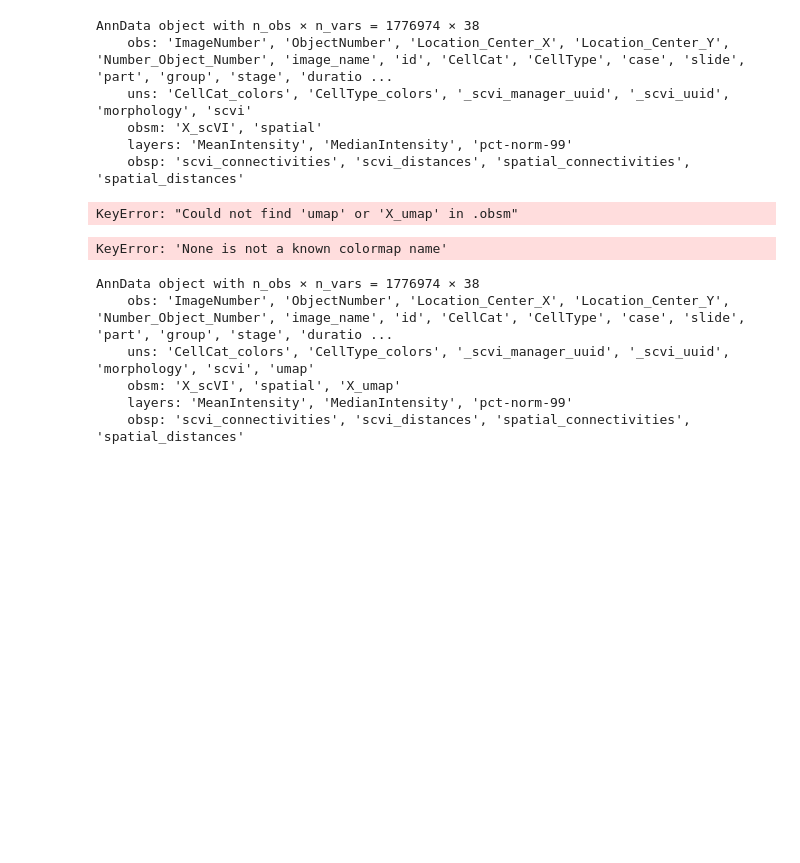
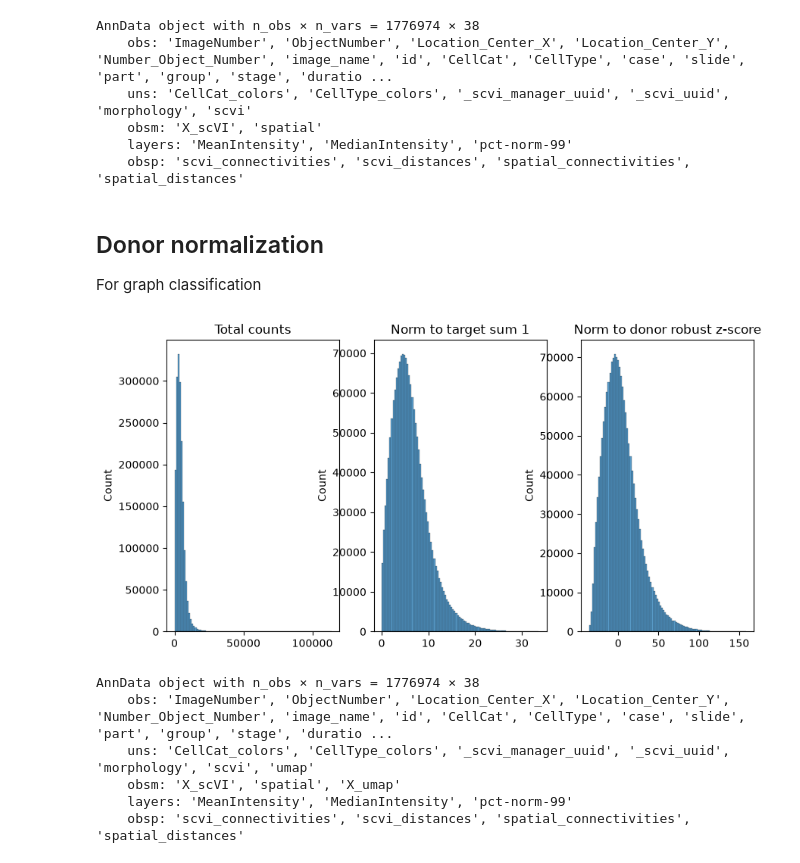
Before and after one commit to theislab/InterScale_reproducibility, a Jupyter notebook: notebooks/damond_19/0_setup_IMC.ipynb, the cells around one changed output. Saved outputs shown, nothing was run; the diff lists cells and outputs as text; code cells hidden in the pictures; blank space fills up the shorter version.

```diff
--- a/notebooks/damond_19/0_setup_IMC.ipynb
+++ b/notebooks/damond_19/0_setup_IMC.ipynb
@@ -389,23 +371,48 @@ AnnData object with n_obs × n_vars = 1776974 × 38
     obsm: 'X_scVI', 'spatial'
     layers: 'MeanIntensity', 'MedianIntensity', 'pct-norm-99'
     obsp: 'scvi_connectivities', 'scvi_distances', 'spatial_connectivities', 'spatial_distances'
+# %% [markdown]
+## Donor normalization
+For graph classification
+# %%
+HPC_IMC_PANCREAS = '/lustre/groups/ml01/projects/2024_spatial_long_range_GT_francesca.drummer/data/imc_pancreas_pp.h5ad'
+
+adata = sc.read_h5ad(HPC_IMC_PANCREAS)
 # %%
-import matplotlib
-if not hasattr(matplotlib.colormaps, 'get_cmap'):
-    matplotlib.colormaps.get_cmap = lambda name: matplotlib.colormaps[name]
+import numpy as np
+from scipy.stats import trim_mean
+
+def donor_robust_scale(adata, donor_key, layer="log1p", out="log1p_donor_z",
+                       trim=0.05, sd_floor_q=0.1, clip=5.0, scale=True):
+    X = adata.layers[layer]
+    X = X.toarray() if hasattr(X, "toarray") else np.asarray(X)
+    Z = np.empty_like(X, dtype=np.float32)
+    for d in adata.obs[donor_key].unique():
+        idx = np.where(adata.obs[donor_key].values == d)[0]
+        Xd = X[idx]
+        mu = trim_mean(Xd, proportiontocut=trim, axis=0)       # robust centre, works for sparse genes
+        if scale:
+            sd = Xd.std(axis=0)
+            floor = np.quantile(sd[sd > 0], sd_floor_q) if (sd > 0).any() else 1.0
+            sd = np.maximum(sd, floor)                         # avoid exploding rare genes
+        else:
+            sd = 1.0
+        Z[idx] = (Xd - mu) / sd
+    adata.layers[out] = np.clip(Z, -clip, clip)
+    return adata
 # %%
-sc.pl.umap(
-    adata_pancreas,
-    frameon=False,
-    ncols=1,
-    neighbors_key = 'scvi'
-)
+adata = donor_robust_scale(adata, donor_key="case", layer="pct-norm-99", out="pct-norm-99_z", trim=0.05, sd_floor_q=0.1, clip=5.0, scale=True)
-# %% [output]
-KeyError: "Could not find 'umap' or 'X_umap' in .obsm"
 # %%
-sc.pl.embedding(adata_pancreas, basis='X_scVI', frameon=False, ncols=1)
+fig, axes = plt.subplots(1, 3, figsize=(10, 5))
+p1 = sns.histplot(adata.X.sum(1), bins=100, kde=False, ax=axes[0])
+axes[0].set_title("Total counts")
+p2 = sns.histplot(adata.layers["pct-norm-99"].sum(1), bins=100, kde=False, ax=axes[1])
+axes[1].set_title("Norm to target sum 1")
+p2 = sns.histplot(adata.layers["pct-norm-99_z"].sum(1), bins=100, kde=False, ax=axes[2])
+axes[2].set_title("Norm to donor robust z-score")
+plt.show()
 # %% [output]
-KeyError: 'None is not a known colormap name'
+[figure, added]
 # %%
 adata_pancreas
 # %% [output]
```
Also changed, not shown: parts of 1 cell of this notebook, 5 other files.
